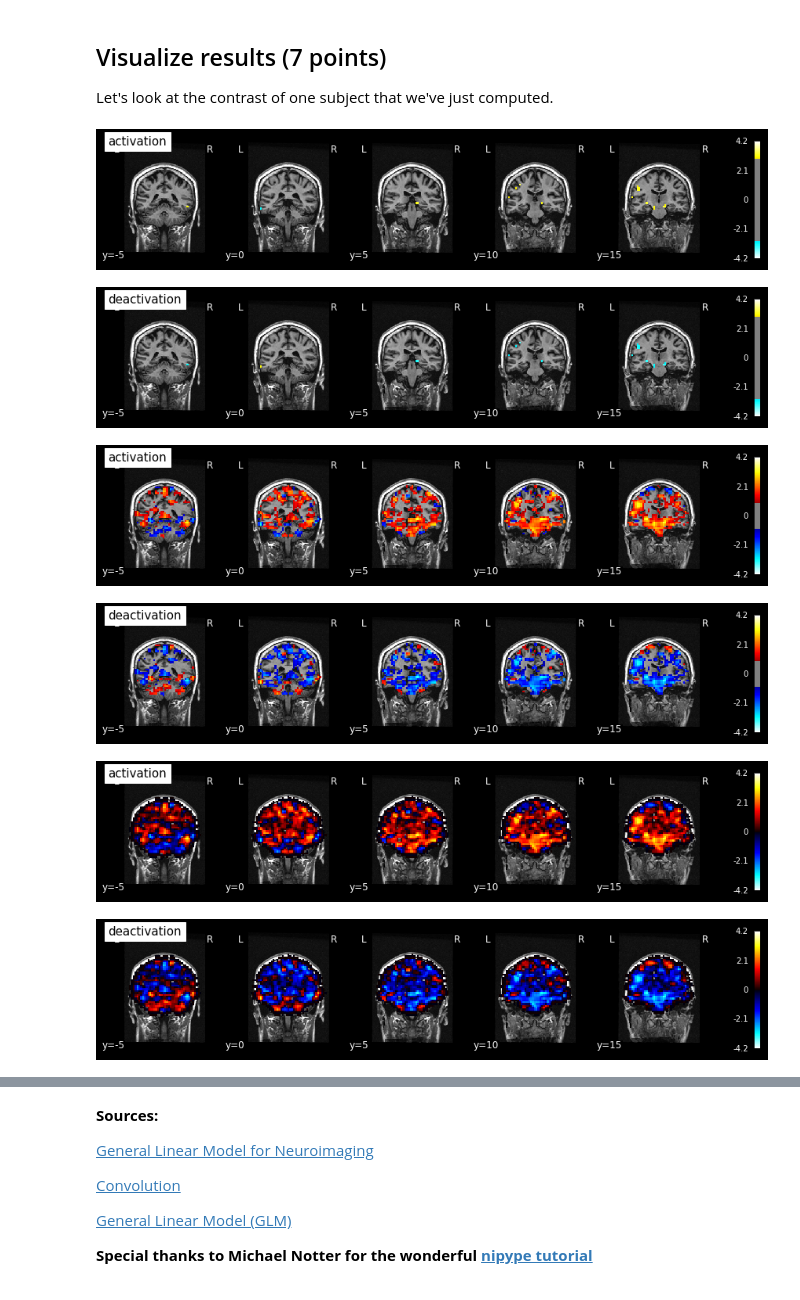
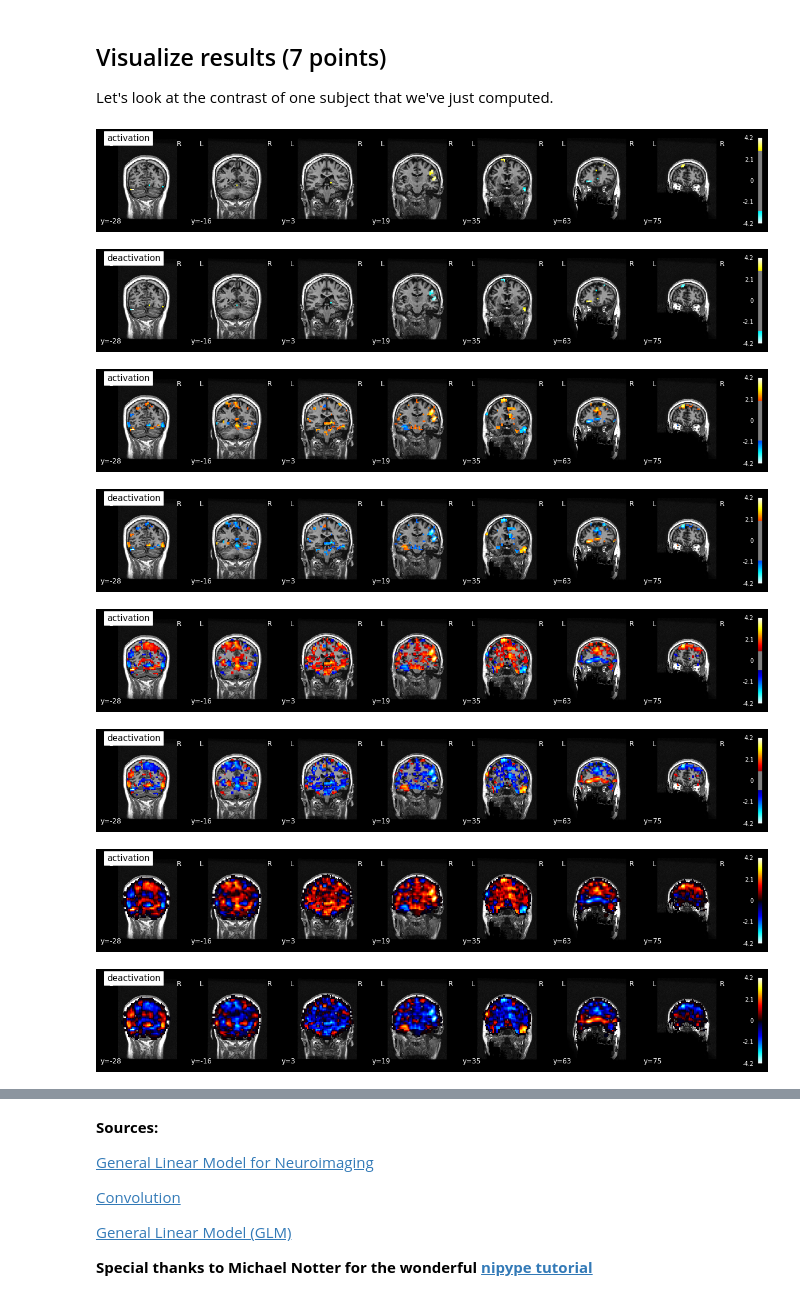
Before and after one commit to BobrG/neuro-ml-2002, a Jupyter notebook: homeworks/HW3/NEUROML2021_hw3_part12.ipynb, the cells around one changed output, grey strips where cells are left out. Cells and saved outputs as stored; diff of their text form; code cells hidden in the pictures.

```diff
--- a/homeworks/HW3/NEUROML2021_hw3_part12.ipynb
+++ b/homeworks/HW3/NEUROML2021_hw3_part12.ipynb
@@ -413,24 +412,32 @@ anatimg = f'/data/ds000114/derivatives/fmriprep/sub-{subject_id}/anat/sub-{subje
 # %%
 for contrast_id in range(1, len(test_to_number.keys())+1):
     plot_stat_map(
         f'/output/datasink/1stLevel/sub-{subject_id}/spmT_000{contrast_id}.nii', title=test_to_number[contrast_id],
-        bg_img=anatimg, threshold=3, display_mode='y', cut_coords=(-5, 0, 5, 10, 15), dim=-1);
+        bg_img=anatimg, threshold=3, display_mode='y', dim=-1);
 # %% [output]
-[figure, old version]
+[figure, new version]
-[figure, old version]
+[figure, new version]
+# %%
+for contrast_id in range(1, len(test_to_number.keys())+1):
+    plot_stat_map(
+        f'/output/datasink/1stLevel/sub-{subject_id}/spmT_000{contrast_id}.nii', title=test_to_number[contrast_id],
+        bg_img=anatimg, threshold=2, display_mode='y', dim=-1);
+# %% [output]
+[figure, added]
+[figure, added]
 # %%
 for contrast_id in range(1, len(test_to_number.keys())+1):
     plot_stat_map(
         f'/output/datasink/1stLevel/sub-{subject_id}/spmT_000{contrast_id}.nii', title=test_to_number[contrast_id],
-        bg_img=anatimg, threshold=1, display_mode='y', cut_coords=(-5, 0, 5, 10, 15), dim=-1);
+        bg_img=anatimg, threshold=1, display_mode='y', dim=-1);
 # %% [output]
-[figure, old version]
+[figure, new version]
-[figure, old version]
+[figure, new version]
 # %%
 for contrast_id in range(1, len(test_to_number.keys())+1):
     plot_stat_map(
         f'/output/datasink/1stLevel/sub-{subject_id}/spmT_000{contrast_id}.nii', title=test_to_number[contrast_id],
-        bg_img=anatimg, threshold=.01, display_mode='y', cut_coords=(-5, 0, 5, 10, 15), dim=-1);
+        bg_img=anatimg, threshold=.01, display_mode='y', dim=-1);
 # %% [output]
-[figure, old version]
+[figure, new version]
-[figure, old version]
+[figure, new version]
```
Also changed, not shown: parts of 4 cells of this notebook.
